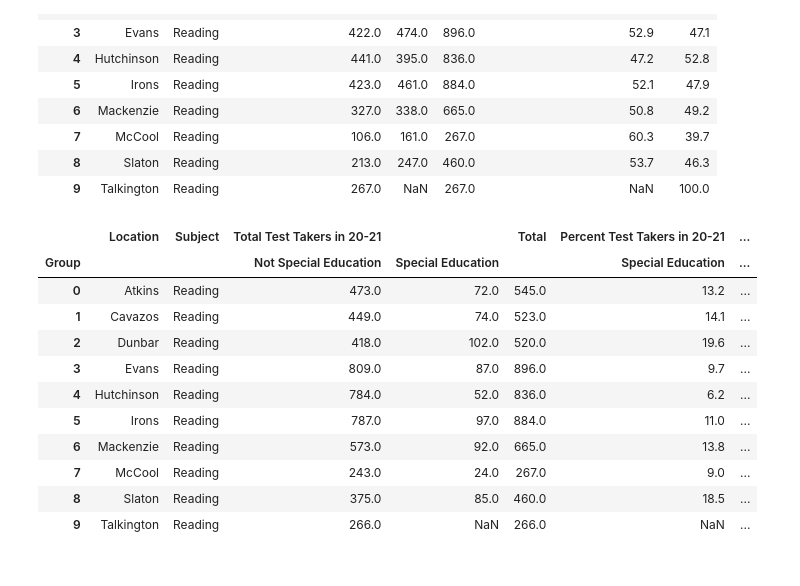
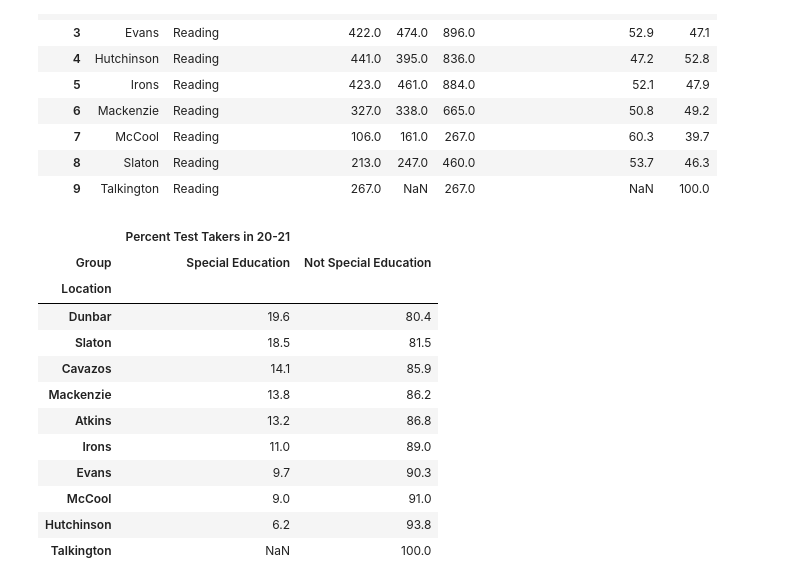
Before and after one commit to rajaridgway/lubbock-analysis, a Jupyter notebook: lubbock.ipynb, the cells around one changed output. Cells and saved outputs as stored; diff of their text form; code cells hidden in the pictures.

```diff
--- a/lubbock.ipynb
+++ b/lubbock.ipynb
@@ -983,20 +1104,23 @@ df_21_reading_gender
 # %%
 # Determine the total number and percentages of students by sped who took the reading exam in Spring 2021
 df_21_reading_sped = totals_percentages('Spring 2021', 'Reading', sped, '20-21')
-df_21_reading_sped
+sorted_sped = df_21_reading_sped.sort_values(by=('Percent Test Takers in 20-21','Special Education'), ascending = False)
+
+sorted_sped[['Location', 'Percent Test Takers in 20-21']].set_index('Location')
 # %% [output]
-|  | Location | Subject | Total Test Takers in 20-21 |  | Total | Percent Test Takers in 20-21 | ... |
-| Group |  |  | Not Special Education | Special Education |  | Special Education | ... |
-| 0 | Atkins | Reading | 473.0 | 72.0 | 545.0 | 13.2 | ... |
-| 1 | Cavazos | Reading | 449.0 | 74.0 | 523.0 | 14.1 | ... |
-| 2 | Dunbar | Reading | 418.0 | 102.0 | 520.0 | 19.6 | ... |
-| 3 | Evans | Reading | 809.0 | 87.0 | 896.0 | 9.7 | ... |
-| 4 | Hutchinson | Reading | 784.0 | 52.0 | 836.0 | 6.2 | ... |
-| 5 | Irons | Reading | 787.0 | 97.0 | 884.0 | 11.0 | ... |
-| 6 | Mackenzie | Reading | 573.0 | 92.0 | 665.0 | 13.8 | ... |
-| 7 | McCool | Reading | 243.0 | 24.0 | 267.0 | 9.0 | ... |
-| 8 | Slaton | Reading | 375.0 | 85.0 | 460.0 | 18.5 | ... |
-| 9 | Talkington | Reading | 266.0 | NaN | 266.0 | NaN | ... |
+|  | Percent Test Takers in 20-21 |  |
+| Group | Special Education | Not Special Education |
+| Location |  |  |
+| Dunbar | 19.6 | 80.4 |
+| Slaton | 18.5 | 81.5 |
+| Cavazos | 14.1 | 85.9 |
+| Mackenzie | 13.8 | 86.2 |
+| Atkins | 13.2 | 86.8 |
+| Irons | 11.0 | 89.0 |
+| Evans | 9.7 | 90.3 |
+| McCool | 9.0 | 91.0 |
+| Hutchinson | 6.2 | 93.8 |
+| Talkington | NaN | 100.0 |
 # %%
 # Determine the total number and percentages of students by ecodis who took the reading exam in Spring 2021
 df_21_reading_ecodis = totals_percentages('Spring 2021', 'Reading', ecodis, '20-21')
```
Also changed, not shown: parts of 56 cells of this notebook.
